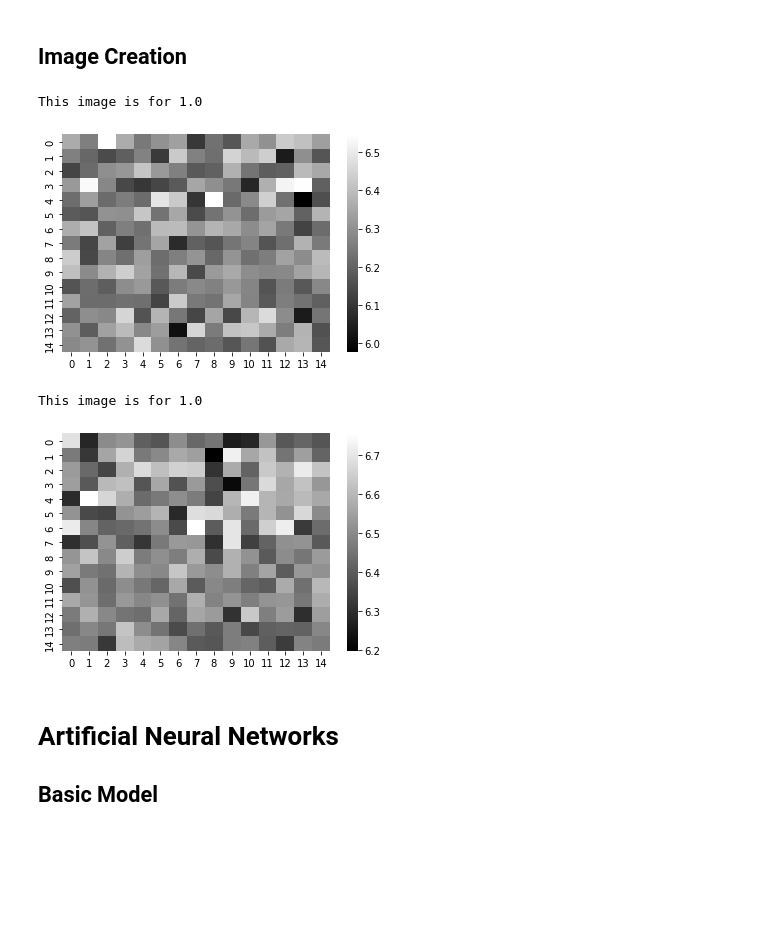
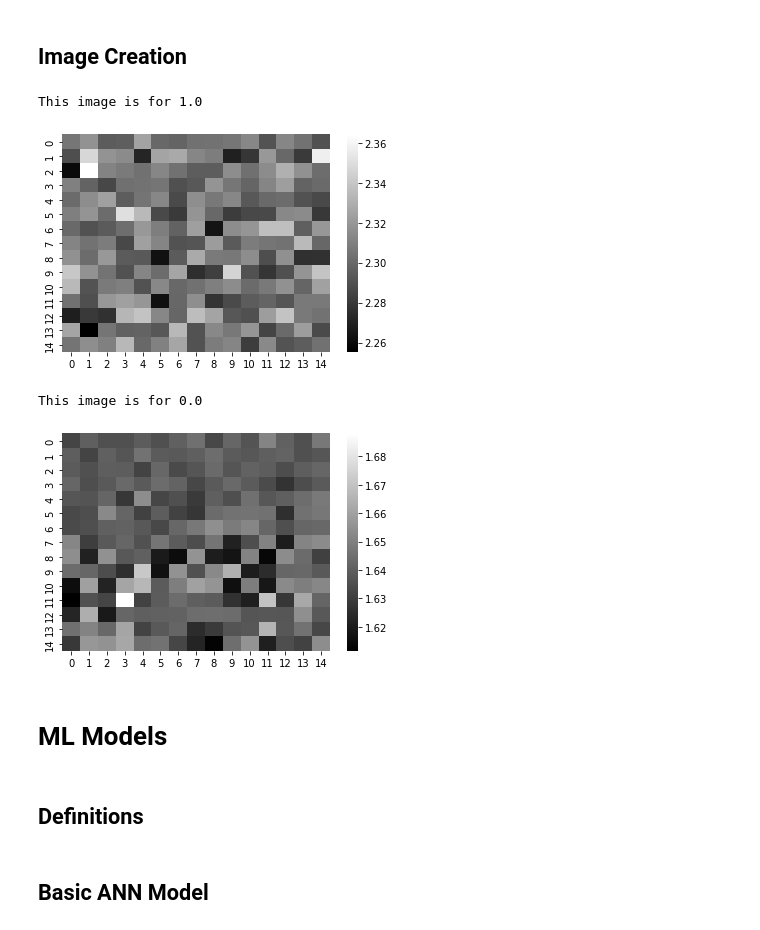
Before and after one commit to musahabib/WorkerFatigue_EEG_ML, a Jupyter notebook: Notebook.ipynb, the cells around one changed output. Drawn from its saved outputs; the diff is of its cells as text; code cells hidden in the pictures; blank space fills up the shorter version.

```diff
--- a/Notebook.ipynb
+++ b/Notebook.ipynb
@@ -283,9 +283,12 @@ xT.shape
 # %% [output]
 (119, 984)
 # %%
+Nsamp = 50;
+Perio = 5;
+
 xNT, yNT = FG.generate_feature_vectors_from_samples(file_path=savelocNT,
                                          nsamples=Nsamp,
-                                         period=5,
+                                         period=Perio,
                                          #state=data_NT.iloc[:,-1],
                                          slide_percent=0.06,
                                          remove_redundant=False,
@@ -531,31 +534,36 @@ def gen_images(data):
         m = (maxi-mini)/(256);
 
         for c in range(0,225): #Cycle over cols
-            pixels.append(m * Z[r,c] - mini);
+            pixels.append(m * data[r,c] - mini);
 
         #once cols are done running
         img = np.reshape(pixels, (15,15)); #reshape into a square image
         images.append(img)
     return images;
 
-images = gen_images(Z)
+all_images      = gen_images(Z)
 x_train_img = gen_images(Z_train)
-x_test_img = gen_images(Z_test)
+x_test_img  = gen_images(Z_test)
+
+#Reshape into input shape for CNN models
+x_train_img = np.array(x_train_img).reshape(270,15,15,1)
+x_test_img  = np.array(x_test_img).reshape(68,15,15,1)
 # %%
 #first row of data
-sns.heatmap(images[0], cmap='gray');
+sns.heatmap(all_images[0], cmap='gray');
 print(f'This image is for {y[0]}')
 # %% [output]
 This image is for 1.0
-[figure, old version]
+[figure, new version]
 # %%
 #nth row of data
 n=112
-sns.heatmap(images[n], cmap='gray');
-print(f'This image is for{y[n]}')
+sns.heatmap(all_images[n], cmap='gray');
+print(f'This image is for {y[n]}')
 # %% [output]
-This image is for 1.0
+This image is for 0.0
-[figure, old version]
+[figure, new version]
 # %% [markdown]
-# Artificial Neural Networks
-## Basic Model
+# ML Models
+# %% [markdown]
+## Definitions
@@ -562,2 +577,4 @@ This image is for 1.0
+# %% [markdown]
+## Basic ANN Model
 # %%
 models = [];
```
Also changed, not shown: parts of 30 cells of this notebook.
